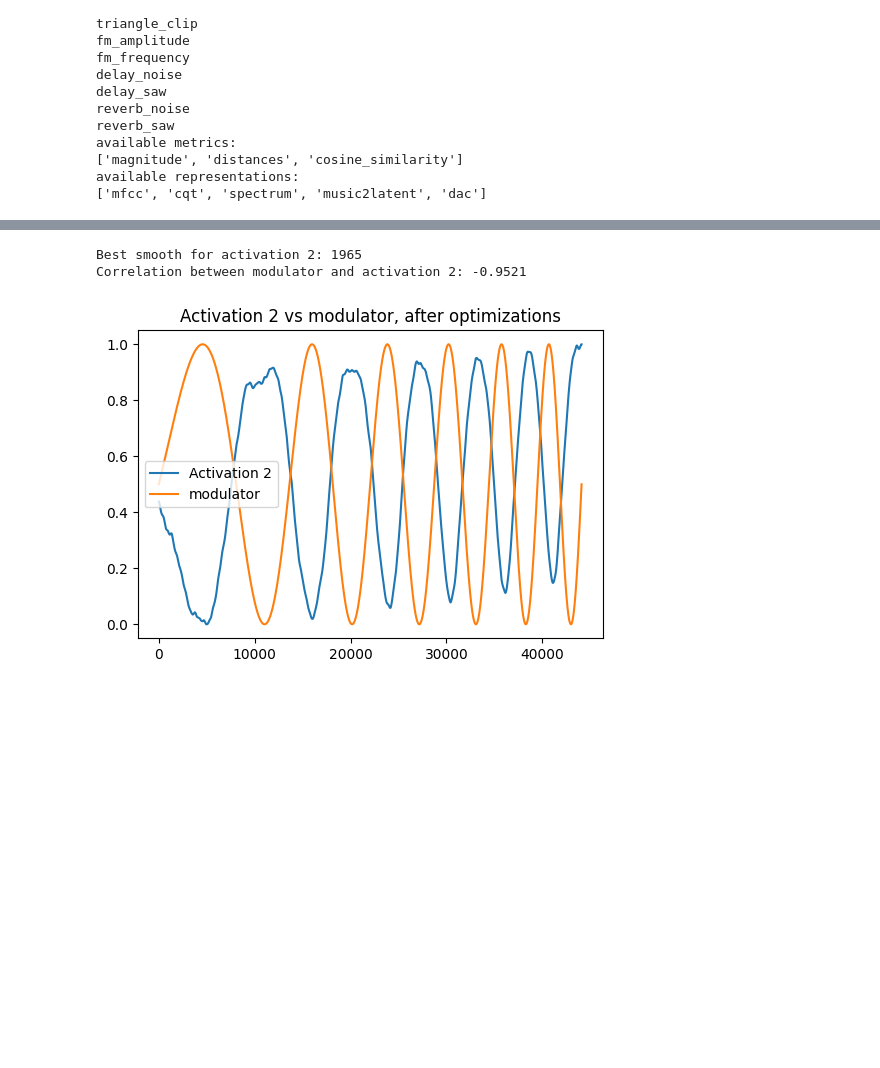
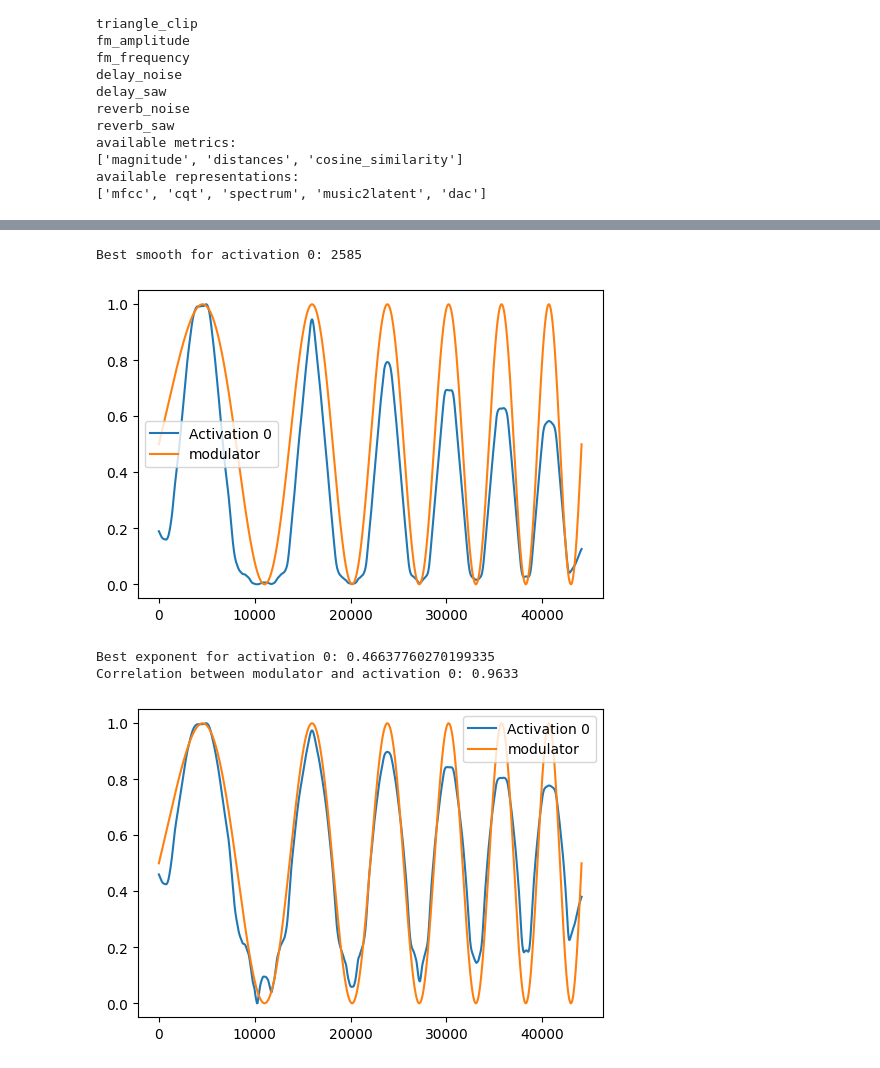
Before and after one commit to inspektral/sonic-trajectories, a Jupyter notebook: nmf-test.ipynb, the cells around one changed output, grey strips where cells are left out. Cells and saved outputs as stored; diff of their text form; code cells hidden in the pictures; blank space fills up the shorter version.

```diff
--- a/nmf-test.ipynb
+++ b/nmf-test.ipynb
@@ -66,6 +66,7 @@ available representations:
 # %%
 TEST = "fm_frequency"
 REPR = "music2latent"
+REPR = "spectrum"
 METRIC = "magnitude"
 # %%
 audio, modulator = tests[TEST]()
@@ -181,18 +184,32 @@ Best activation index: 2 with correlation 0.9421
 # %%
 best_smooth = utils.calc_best_smoothing(activation, modulator)
 print(f"Best smooth for activation {best_index}: {best_smooth}")
 activation = utils.norm(utils.smooth(activation, best_smooth))
+
+plt.figure(figsize=(6,4))
+plt.plot(activation, label=f'Activation {best_index}')
+plt.plot(modulator, label='modulator')
+# plt.title(f'Activation {best_index} vs modulator, after optimizations')
+plt.legend()
+plt.show()
+
+best_exponent = utils.calc_best_exponent(activation, modulator)
+print(f"Best exponent for activation {best_index}: {best_exponent}")
+activation = utils.norm(activation ** best_exponent)
+
 correlation = utils.calc_correlation(modulator, activation)
 print(f"Correlation between modulator and activation {best_index}: {correlation:.4f}")
 
 
 plt.figure(figsize=(6,4))
 plt.plot(activation, label=f'Activation {best_index}')
 plt.plot(modulator, label='modulator')
-plt.title(f'Activation {best_index} vs modulator, after optimizations')
+# plt.title(f'Activation {best_index} vs modulator, after optimizations')
 plt.legend()
 plt.show()
 # %% [output]
-Best smooth for activation 2: 1965
-Correlation between modulator and activation 2: -0.9521
+Best smooth for activation 0: 2585
-[figure, old version]
+[figure, new version]
+Best exponent for activation 0: 0.46637760270199335
+Correlation between modulator and activation 0: 0.9633
+[figure, added]
```
Also changed, not shown: parts of 10 cells of this notebook, 4 other files.
